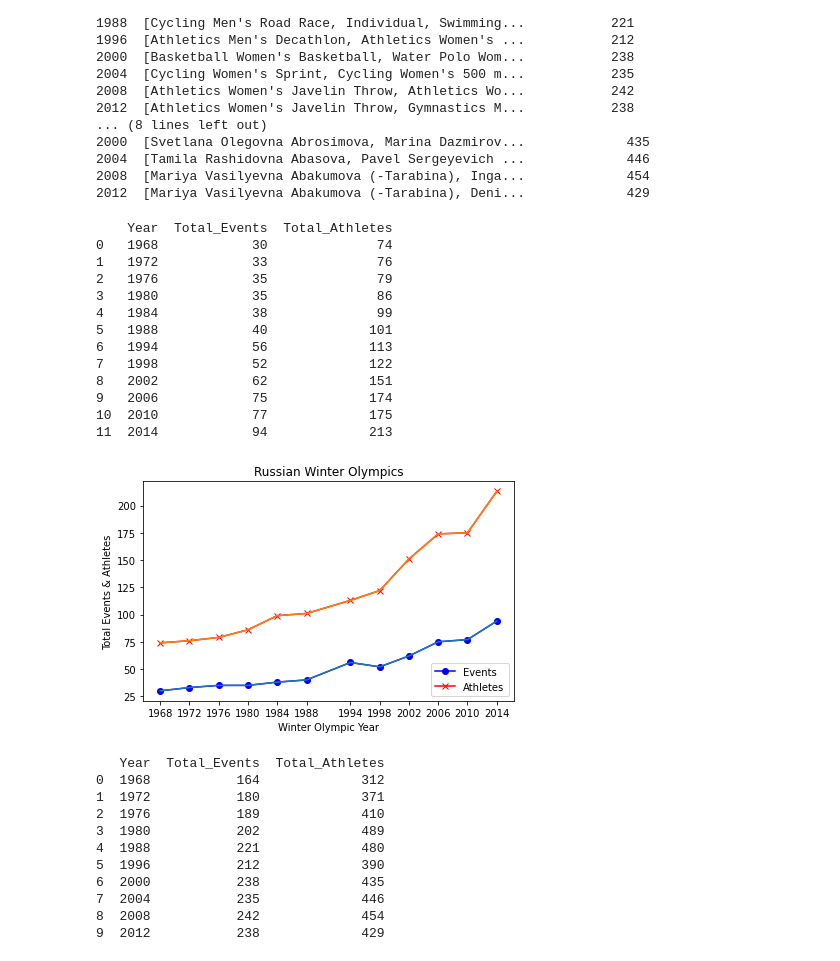
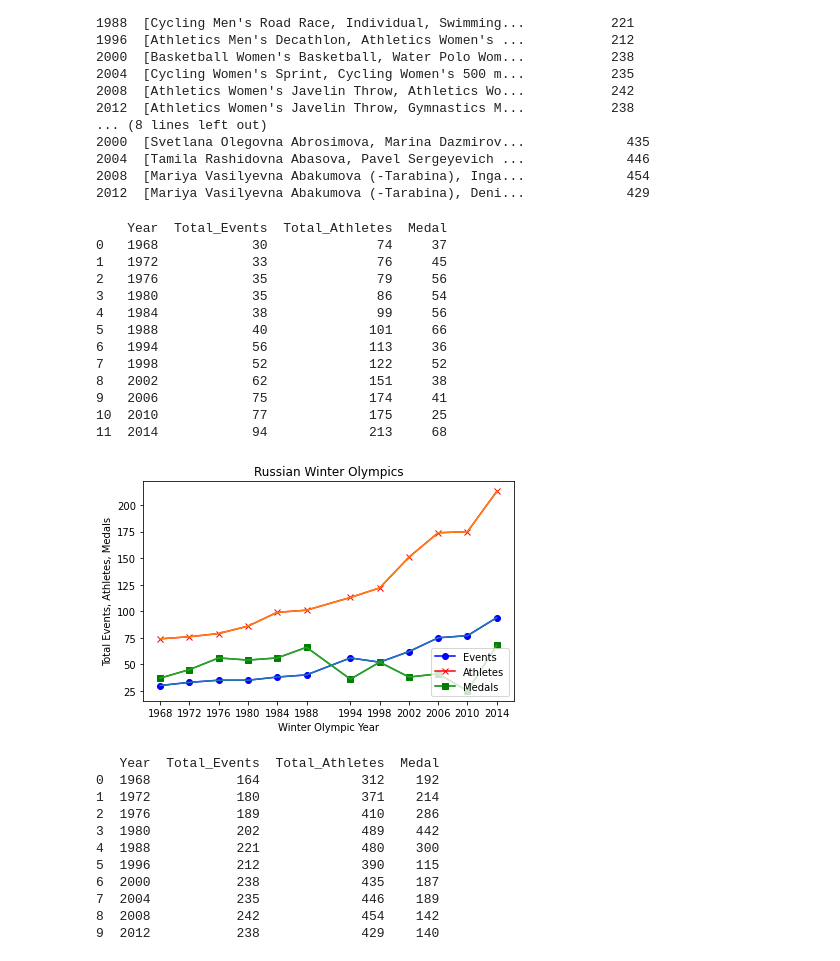
Before and after one commit to ratikachauhan/dathletes-project-1, a Jupyter notebook: gmb_analysis/gmb_analysis_work.ipynb, the cells around one changed output. Cells and saved outputs as stored; diff of their text form; code cells hidden in the pictures.

```diff
--- a/gmb_analysis/gmb_analysis_work.ipynb
+++ b/gmb_analysis/gmb_analysis_work.ipynb
@@ -42,0 +39,12 @@ print(russia_medals)
+# %%
+#gold_se = russia_df.loc[(russia_df["Medal"] == "Gold")].groupby("Year")["Medal"].count()
+#silver_se = russia_df.loc[(russia_df["Medal"] == "Silver")].groupby("Year")["Medal"].count()
+#gold_se = russia_df.loc[(russia_df["Medal"] == "Bronze")].groupby("Year")["Medal"].count()
+winter_medals_df = russia_df.loc[((russia_df["Medal"] == "Gold") | (russia_df["Medal"] == "Silver") | (russia_df["Medal"] == "Bronze")) & (russia_df["Year"] <= 2014) & (russia_df["Year"] >= 1966) & (russia_df["Season"] == "Winter")].groupby("Year")["Medal"].count()
+winter_medals_df = pd.DataFrame(winter_medals_df)
+winter_medals_df.sort_values(["Year"], ascending=True, inplace=True)
+summer_medals_df = russia_df.loc[((russia_df["Medal"] == "Gold") | (russia_df["Medal"] == "Silver") | (russia_df["Medal"] == "Bronze")) & (russia_df["Year"] <= 2014) & (russia_df["Year"] >= 1966) & (russia_df["Season"] == "Summer")].groupby("Year")["Medal"].count()
+summer_medals_df = pd.DataFrame(summer_medals_df)
+summer_medals_df.sort_values(["Year"], ascending=True, inplace=True)
+print(winter_medals_df)
+print(summer_medals_df)
@@ -107,60 +133,66 @@ Year
 2008  [Mariya Vasilyevna Abakumova (-Tarabina), Inga...             454
 2012  [Mariya Vasilyevna Abakumova (-Tarabina), Deni...             429
 # %%
+# combine winter olympic data for events, athletes, and medals
 russian_winter_olympics_df = pd.merge(russian_wevents_df, russian_wathletes_df, how="left", on="Year")
+russian_winter_olympics_df = pd.merge(russian_winter_olympics_df, winter_medals_df, how="left", on="Year")
 russian_winter_olympics_df.drop(["Event","Name"], axis=1, inplace=True)
 russian_winter_olympics_df.reset_index(inplace=True)
 print(russian_winter_olympics_df)
 # %% [output]
-    Year  Total_Events  Total_Athletes
-0   1968            30              74
-1   1972            33              76
-2   1976            35              79
-3   1980            35              86
-4   1984            38              99
-5   1988            40             101
-6   1994            56             113
-7   1998            52             122
-8   2002            62             151
-9   2006            75             174
-10  2010            77             175
-11  2014            94             213
+    Year  Total_Events  Total_Athletes  Medal
+0   1968            30              74     37
+1   1972            33              76     45
+2   1976            35              79     56
+3   1980            35              86     54
+4   1984            38              99     56
+5   1988            40             101     66
+6   1994            56             113     36
+7   1998            52             122     52
+8   2002            62             151     38
+9   2006            75             174     41
+10  2010            77             175     25
+11  2014            94             213     68
 # %%
 # chart the Russian winter olympic data
 x_axis = russian_winter_olympics_df["Year"]
 events = russian_winter_olympics_df["Total_Events"]
 athletes = russian_winter_olympics_df["Total_Athletes"]
+medals = russian_winter_olympics_df["Medal"]
 plt.title("Russian Winter Olympics")
 plt.xlabel("Winter Olympic Year")
-plt.ylabel("Total Events & Athletes")
+plt.ylabel("Total Events, Athletes, Medals")
 event_handle, = plt.plot(x_axis, events, marker ='o', color='blue', label="Events")
 athletes_handle, = plt.plot(x_axis, athletes, marker ='x', color='red', label="Athletes")
+medals_handle, = plt.plot(x_axis, medals, marker ='s', color='green', label="Medals")
 plt.legend(loc="lower right")
 plt.plot(x_axis, events)
 plt.plot(x_axis, athletes)
+plt.plot(x_axis, medals)
 plt.xticks(x_axis)
 plt.tight_layout()
-#plt.savefig("../Images/WinterAthletesEvents.png")
+plt.savefig("../Output Images/WinterAthletesEventsMedals.png")
 plt.show()
 # %% [output]
-[figure, old version]
+[figure, new version]
 # %%
 russian_summer_olympics_df = pd.merge(russian_sevents_df, russian_sathletes_df, how="left", on="Year")
+russian_summer_olympics_df = pd.merge(russian_summer_olympics_df, summer_medals_df, how="left", on="Year")
 russian_summer_olympics_df.drop(["Event","Name"], axis=1, inplace=True)
 russian_summer_olympics_df.reset_index(inplace=True)
 print(russian_summer_olympics_df)
 # %% [output]
-   Year  Total_Events  Total_Athletes
-0  1968           164             312
-1  1972           180             371
-2  1976           189             410
-3  1980           202             489
-4  1988           221             480
-5  1996           212             390
-6  2000           238             435
-7  2004           235             446
-8  2008           242             454
-9  2012           238             429
+   Year  Total_Events  Total_Athletes  Medal
+0  1968           164             312    192
+1  1972           180             371    214
+2  1976           189             410    286
+3  1980           202             489    442
+4  1988           221             480    300
+5  1996           212             390    115
+6  2000           238             435    187
+7  2004           235             446    189
+8  2008           242             454    142
+9  2012           238             429    140
 # %%
 # chart the Russian summer olympic data
 x_axis = russian_summer_olympics_df["Year"]
```
Also changed, not shown: parts of 3 cells of this notebook.
